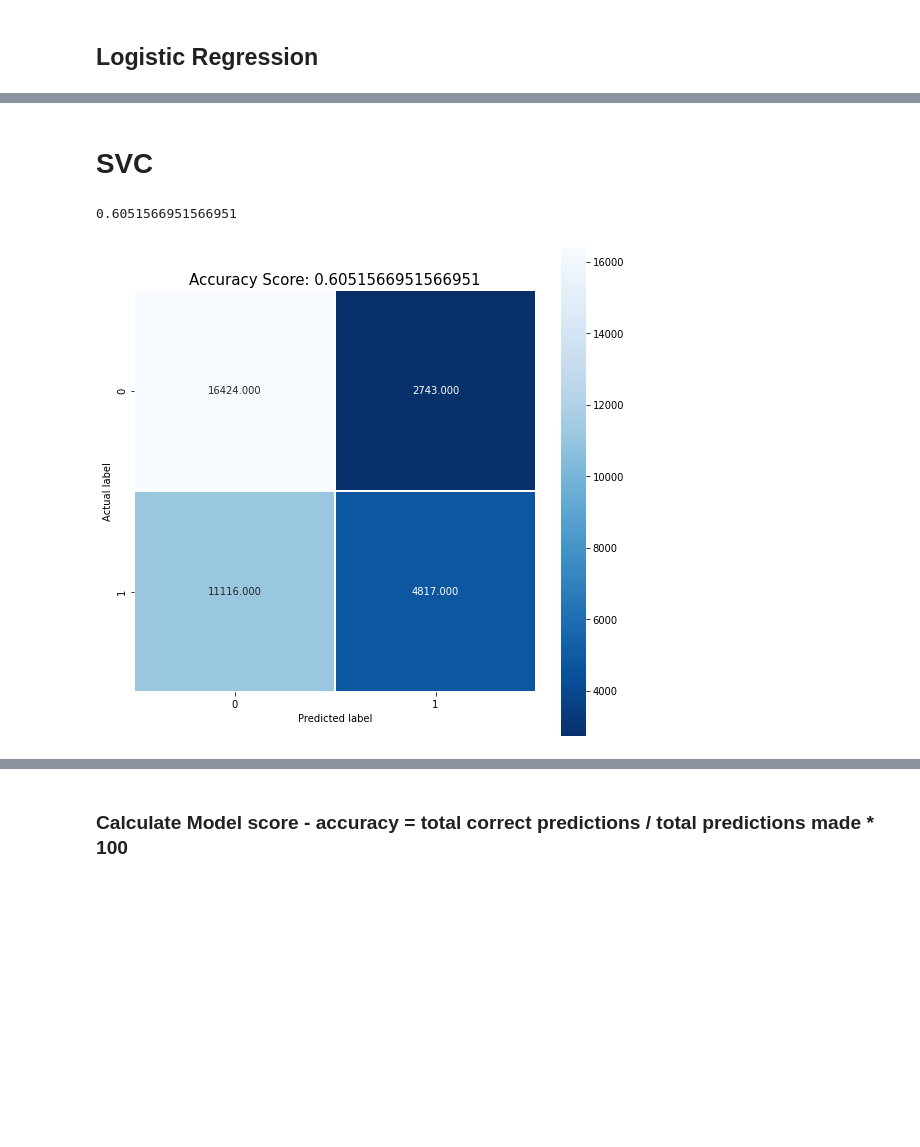
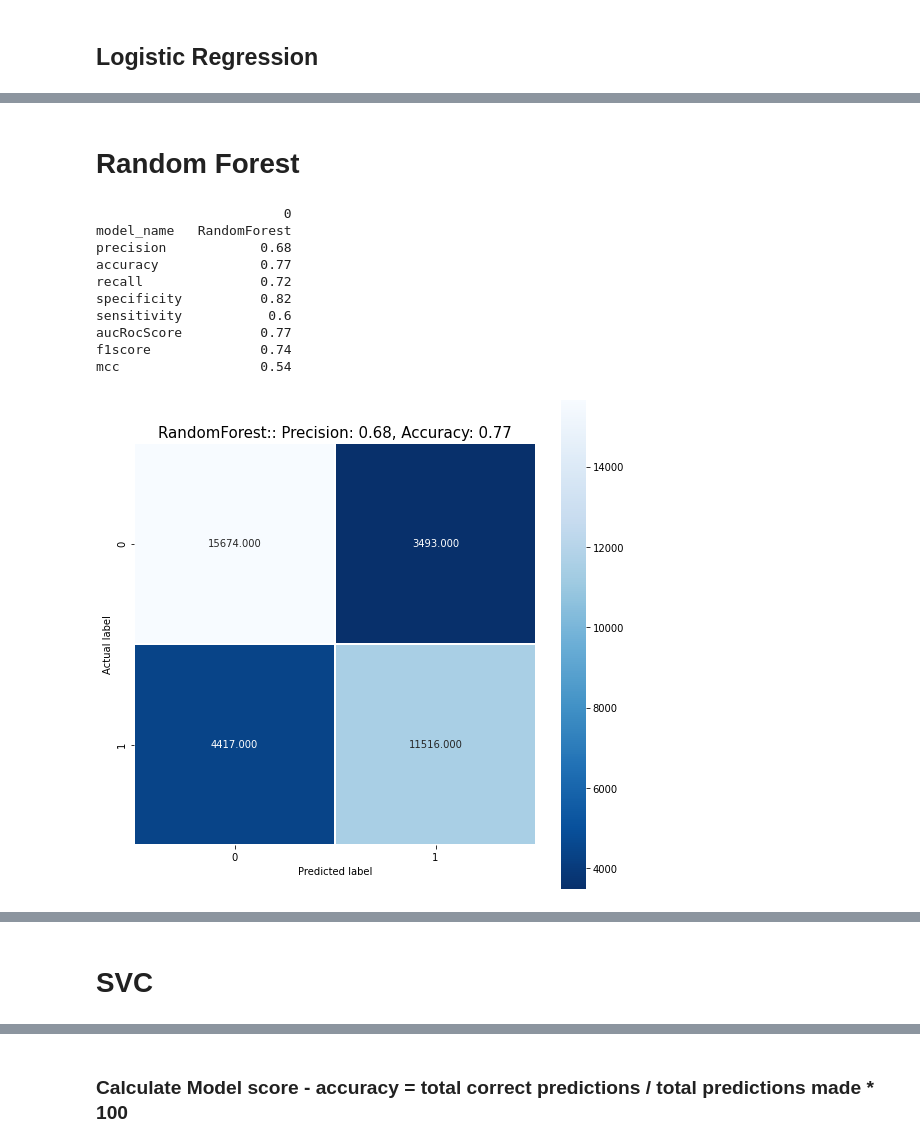
Before and after one commit to venkat15vk/INSIGHT, a Jupyter notebook: research/ML Analysis.ipynb, the cells around one changed output, grey strips where cells are left out. Cells and saved outputs as stored; diff of their text form; code cells hidden in the pictures; blank space fills up the shorter version.

```diff
--- a/research/ML Analysis.ipynb
+++ b/research/ML Analysis.ipynb
@@ -108,0 +187,32 @@ pickle.dump(logit, open(model_file, 'wb'))
+# %% [markdown]
+# Random Forest
+# %%
+from sklearn.ensemble import RandomForestClassifier
+
+clf=RandomForestClassifier(n_estimators=100)
+
+randomFit = clf.fit(x_train,y_train)
+
+randomPredictions=clf.predict(x_test)
+
+model_name = 'RandomForest'
+model_file = str(modelFolder) + str(model_name) + '.pkl'
+pickle.dump(randomFit, open(model_file, 'wb'))
+
+
+
+#  confusion matrix & AUC/ROC curve
+
+fpr, tpr, accScore, aucRocScore, f1Score = findMetrics(model_name, y_test, randomPredictions)
+# %% [output]
+                        0
+model_name   RandomForest
+precision            0.68
+accuracy             0.77
+recall               0.72
+specificity          0.82
+sensitivity           0.6
+aucRocScore          0.77
+f1score              0.74
+mcc                  0.54
+[figure, added]
@@ -109,38 +220,2 @@ pickle.dump(logit, open(model_file, 'wb'))
 # %% [markdown]
 # SVC
-# %%
-from sklearn import svm
-
-svmClassifier = svm.SVC()
-
-svmFit = svmClassifier.fit(x_train, y_train)
-
-svmPredictions = svmClassifier.predict(x_test)
-
-
-
-# get the accuracy
-accScore = accuracy_score(y_test, svmPredictions)
-print (accScore)
-
-
-# SVM confusion matrix
-
-cm = metrics.confusion_matrix(y_test, svmPredictions)
-plt.figure(figsize=(9,9))
-sns.heatmap(cm, annot=True, fmt=".3f", linewidths=.5, square = True, cmap = 'Blues_r');
-plt.ylabel('Actual label');
-plt.xlabel('Predicted label');
-all_sample_title = 'Accuracy Score: {0}'.format(accScore)
-plt.title(all_sample_title, size = 15);
-
-
-# load the model
-
-
-model_name = 'SVM'
-model_file = str(modelFolder) + str(model_name) + '.pkl'
-pickle.dump(svmFit, open(model_file, 'wb'))
-# %% [output]
-0.6051566951566951
-[figure, removed]
```
Also changed, not shown: parts of 31 cells of this notebook, 4 other files.
